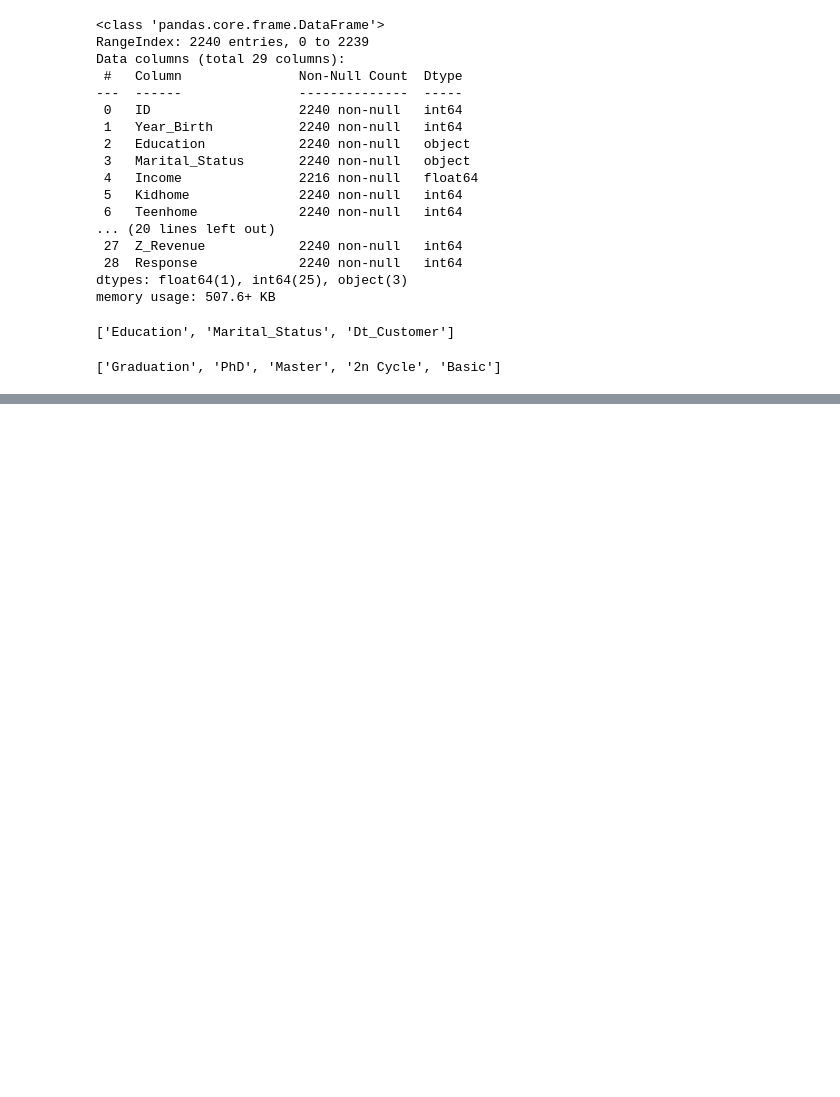
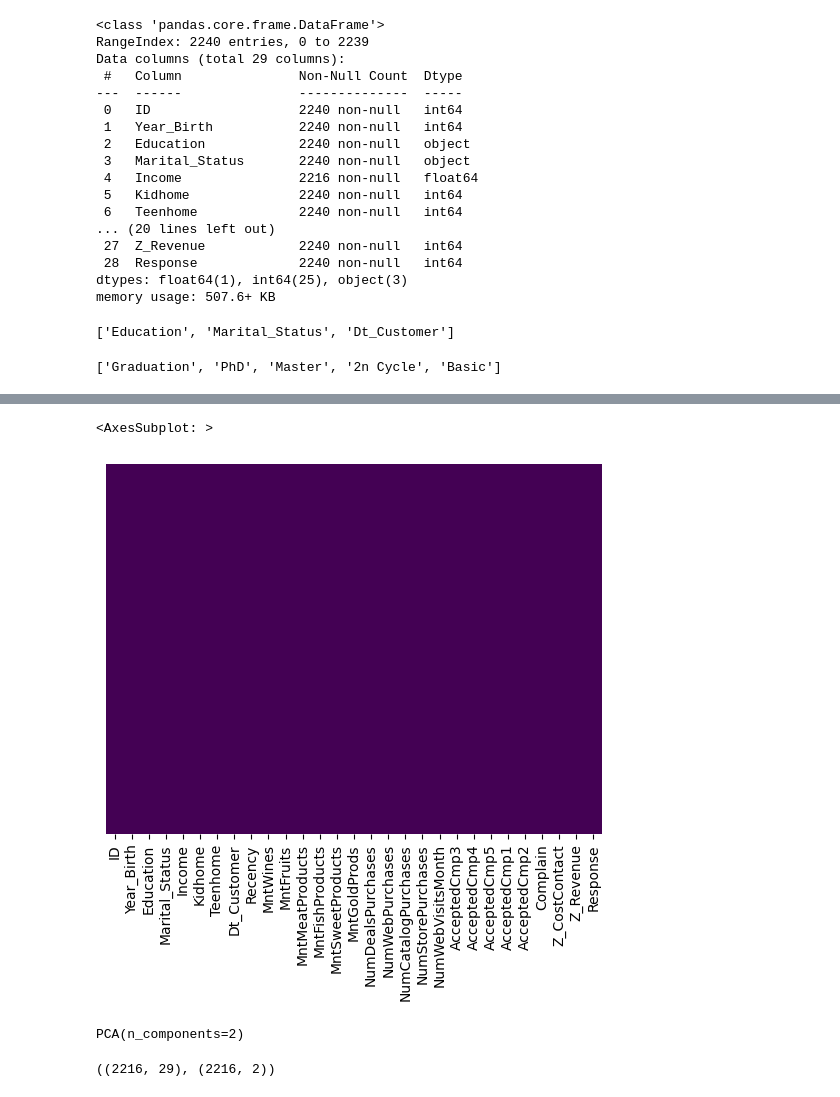
Before and after one commit to arturmusalimov/ml_shared, a Jupyter notebook: week6/PCA_customer_interaction.ipynb, the cells around one changed output, grey strips where cells are left out. Saved outputs shown, nothing was run; the diff lists cells and outputs as text; code cells hidden in the pictures; blank space fills up the shorter version.

```diff
--- a/week6/PCA_customer_interaction.ipynb
+++ b/week6/PCA_customer_interaction.ipynb
@@ -48,0 +97,7 @@ df["Education"].value_counts().index.tolist()
+# %%
+df.dropna(subset=["Income"], inplace=True)
+# %%
+sns.heatmap(df.isnull(), yticklabels=False, cbar=False, cmap="viridis")
+# %% [output]
+<AxesSubplot: >
+[figure, added]
@@ -48,0 +108,5 @@ df["Education"].value_counts().index.tolist()
+# %%
+pca = PCA(n_components=2)
+pca.fit(scaled_data)
+# %% [output]
+PCA(n_components=2)
@@ -48,0 +115,4 @@ df["Education"].value_counts().index.tolist()
+# %%
+scaled_data.shape, featured_pca.shape
+# %% [output]
+((2216, 29), (2216, 2))
```
Also changed, not shown: parts of 13 cells of this notebook.
